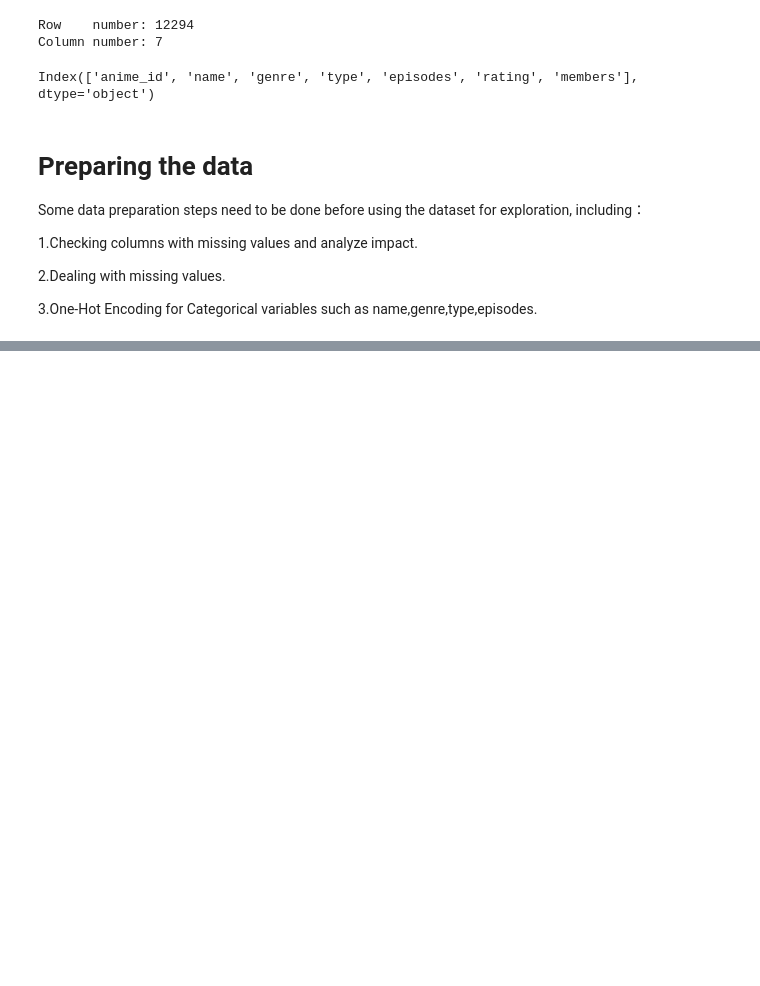
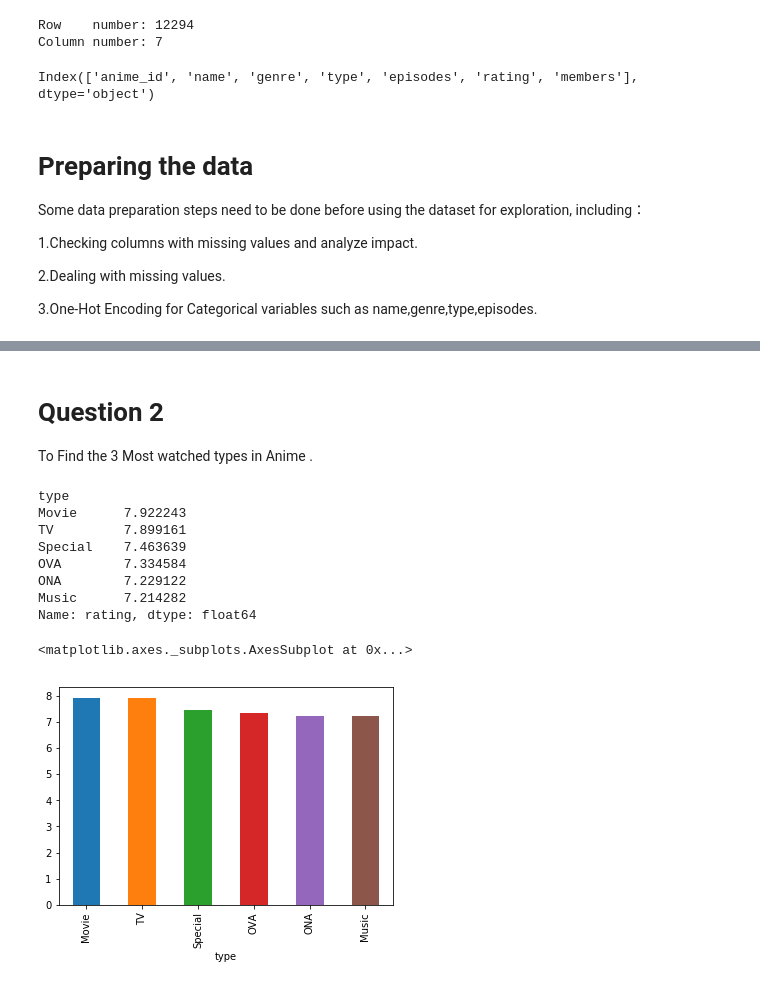
Before and after one commit to PiyushWadhai/Blog-Post-DS, a Jupyter notebook: Anime_recommendation_Blog_post.ipynb, the cells around one changed output, grey strips where cells are left out. Drawn from its saved outputs; the diff is of its cells as text; code cells hidden in the pictures; blank space fills up the shorter version.

```diff
--- a/Anime_recommendation_Blog_post.ipynb
+++ b/Anime_recommendation_Blog_post.ipynb
@@ -92,3 +104,7 @@ Some data preparation steps need to be done before using the dataset for explora
+# %%
+# to  convert the data type of episodes to int
+Anime_data_df=Anime_data_df[Anime_data_df["episodes"]!='Unknown']
+Anime_data_df['episodes']=Anime_data_df['episodes'].astype('int64')
 # %%
 # Data Preparation Step 1: check how many missing values are in the dataset
 Anime_data_df.isnull().sum()
@@ -102,2 +119,9 @@ rating      230
 members       0
 dtype: int64
+# %%
+# To fill the Missing values in  type column with TV as the type as mojority of the anime belong to this type ,and verfy few belong to OVAs and movies.
+Anime_data_df['type'].fillna('TV',inplace=True)
+# %%
+# To fill the Missing values in  'Genre' column with 'NA' as guesing doesnt work as genre is a unique for the anime
+Anime_data_df['genre'].fillna('NA',inplace=True)
+Anime_data_df.isnull().sum()
@@ -103,0 +138,6 @@ dtype: int64
+# %%
+# Data Preparation Step 3: One-Hot Encoding for Categorical variables
+# One-hot encode the feature:  'genre', 'type'
+le = LabelEncoder()
+Anime_data_df['Genre_onehot_encode']              = le.fit_transform(Anime_data_df['genre'].astype(str))
+Anime_data_df['type_onehot_encode']              = le.fit_transform(Anime_data_df['type'].astype(str))
@@ -103,0 +198,19 @@ dtype: int64
+# %% [markdown]
+# Question 2
+To Find the 3 Most watched types in Anime .
+# %%
+# To find the most watched types of anime.
+type_rating = Anime_data_df[Anime_data_df["rating"]>0].groupby(["type"])["rating"].mean().sort_values(ascending=False)
+print(type_rating)
+type_rating.plot.bar(x='type')
+# %% [output]
+type
+Movie      7.922243
+TV         7.899161
+Special    7.463639
+OVA        7.334584
+ONA        7.229122
+Music      7.214282
+Name: rating, dtype: float64
+<matplotlib.axes._subplots.AxesSubplot at 0x...>
+[figure, added]
```
Also changed, not shown: parts of 19 cells of this notebook.
